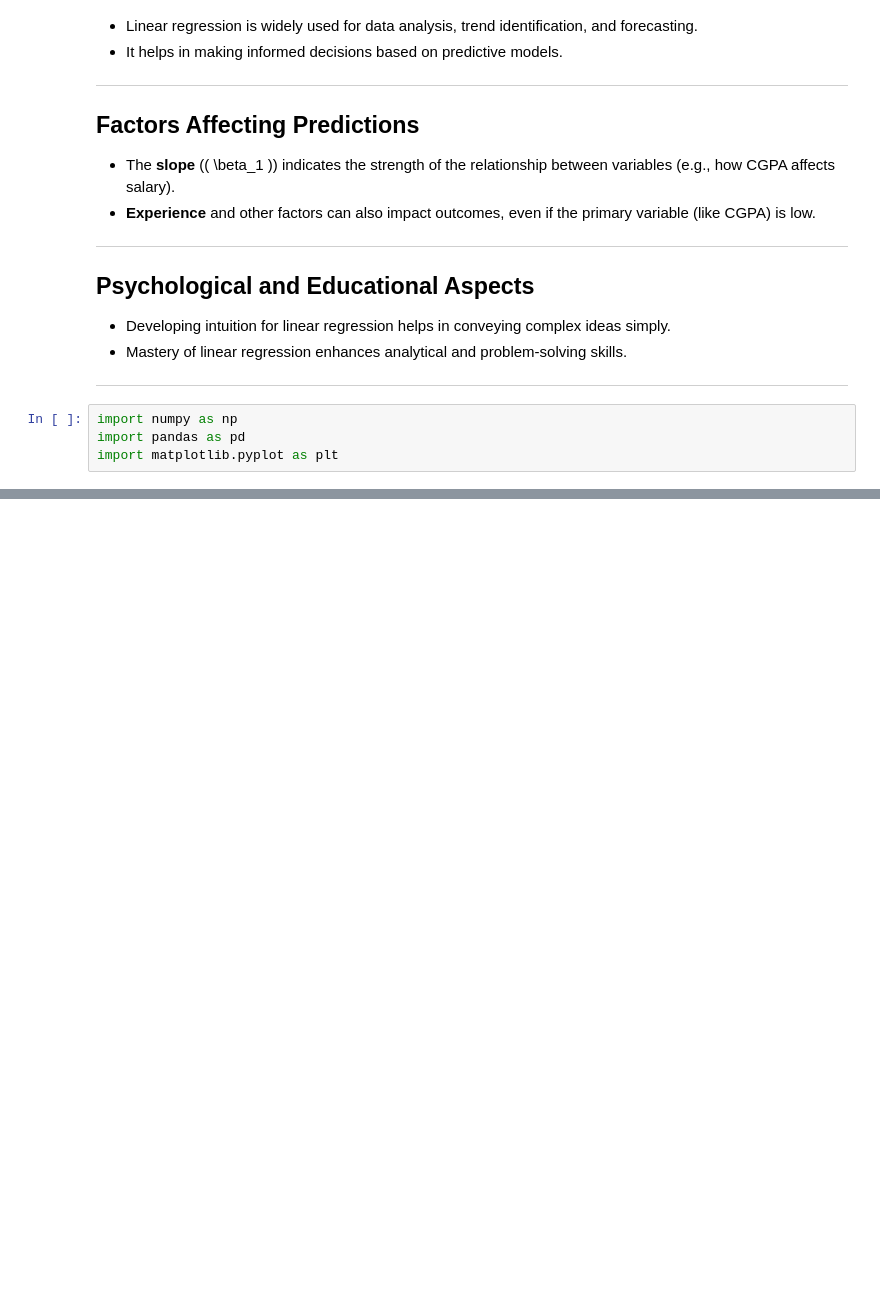
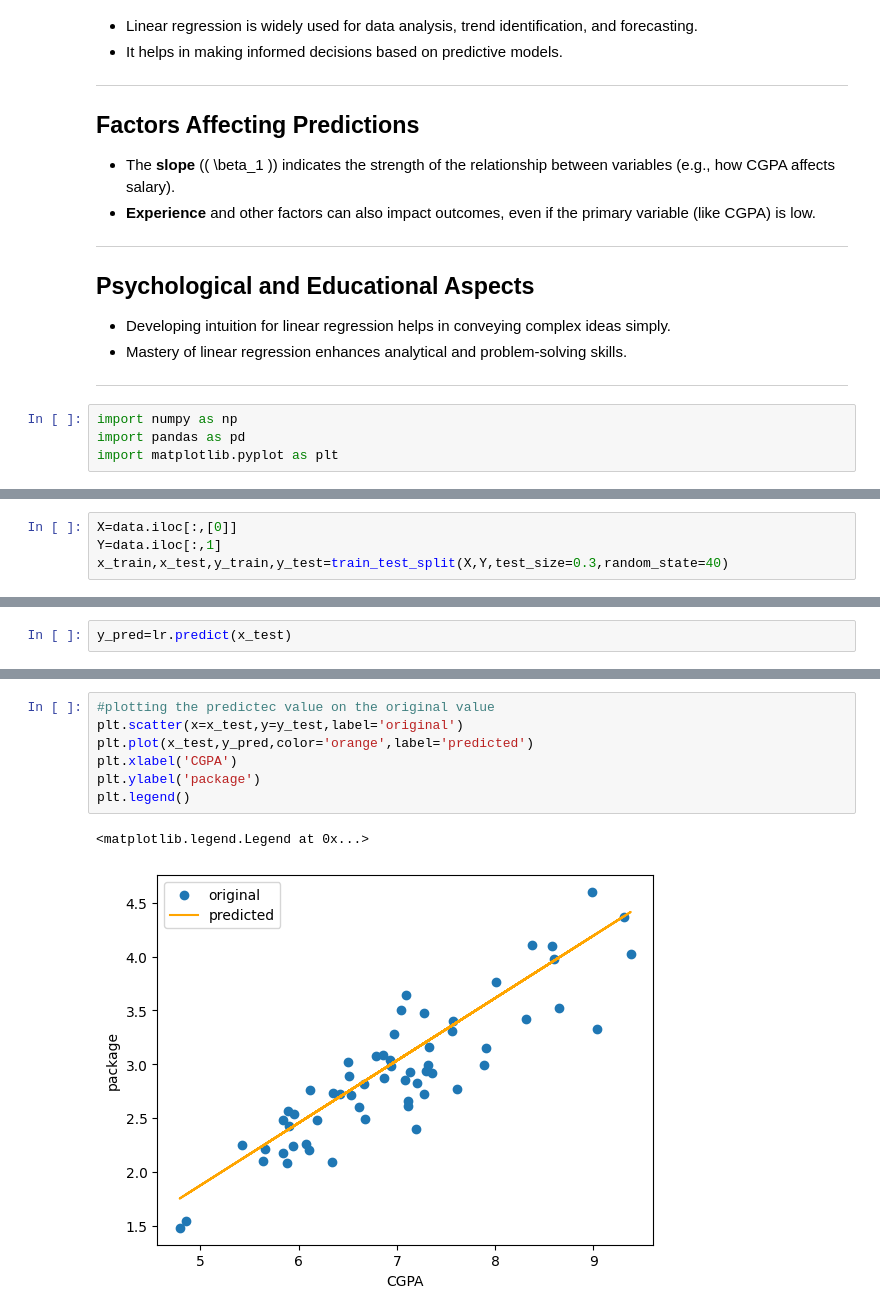
Before and after one commit to khanalasmit/machinelearning, a Jupyter notebook: 30-linear-regression/linear_regression.ipynb, the cells around one changed output, grey strips where cells are left out. Saved outputs shown, nothing was run; the diff lists cells and outputs as text; blank space fills up the shorter version.

```diff
--- a/30-linear-regression/linear_regression.ipynb
+++ b/30-linear-regression/linear_regression.ipynb
@@ -94,0 +115,4 @@ import matplotlib.pyplot as plt
+# %%
+X=data.iloc[:,[0]]
+Y=data.iloc[:,1]
+x_train,x_test,y_train,y_test=train_test_split(X,Y,test_size=0.3,random_state=40)
@@ -94,0 +126,2 @@ import matplotlib.pyplot as plt
+# %%
+y_pred=lr.predict(x_test)
@@ -94,0 +143,10 @@ import matplotlib.pyplot as plt
+# %%
+#plotting the predictec value on the original value
+plt.scatter(x=x_test,y=y_test,label='original')
+plt.plot(x_test,y_pred,color='orange',label='predicted')
+plt.xlabel('CGPA')
+plt.ylabel('package')
+plt.legend()
+# %% [output]
+<matplotlib.legend.Legend at 0x...>
+[figure, added]
```
Also changed, not shown: parts of 14 cells of this notebook.
